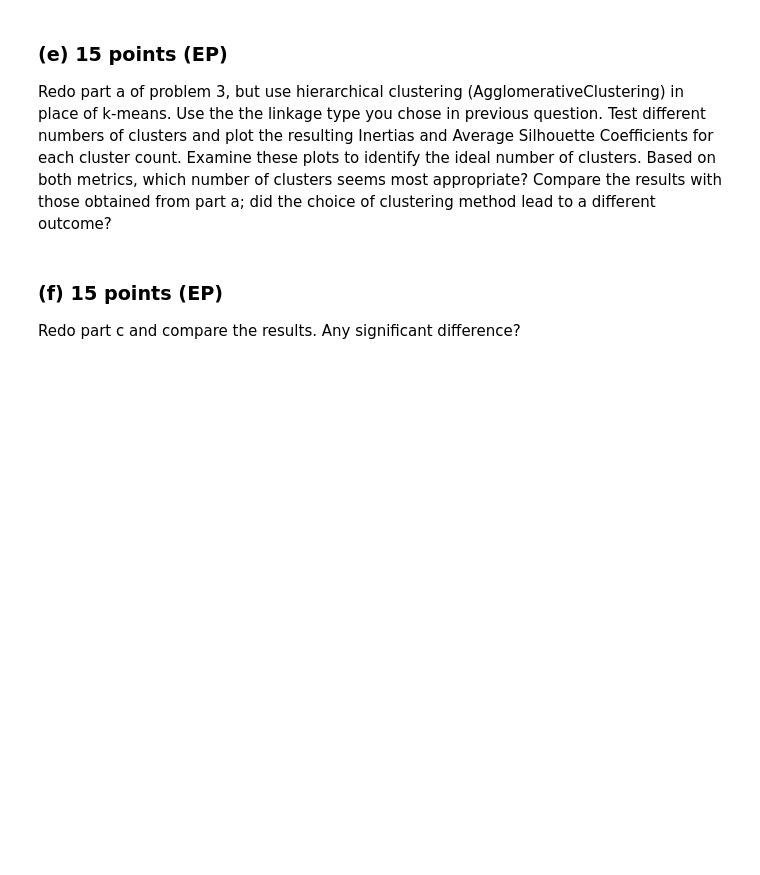
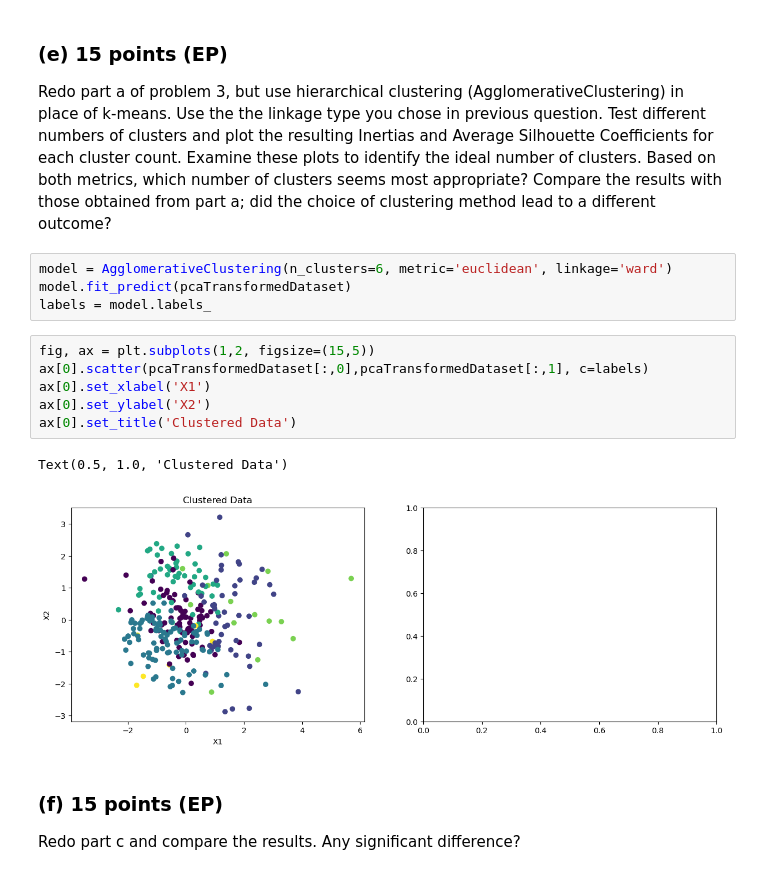
Before and after one commit to Ben-Heinze/CSCI-491-Data-Visualization, a Jupyter notebook: Assignment 3/3- Scatterplot, dimension reduction and clustering.ipynb, the cells around one changed output. Drawn from its saved outputs; the diff is of its cells as text; blank space fills up the shorter version.

```diff
--- a/Assignment 3/3- Scatterplot, dimension reduction and clustering.ipynb
+++ b/Assignment 3/3- Scatterplot, dimension reduction and clustering.ipynb
@@ -353,6 +355,19 @@ Based on the three dendrograms generated above, it appears that the dendrogram u
 # %% [markdown]
 ### (e) 15 points (EP)
 Redo part a of problem 3, but use hierarchical clustering (AgglomerativeClustering) in place of k-means. Use the the linkage type you chose in previous question. Test different numbers of clusters and plot the resulting Inertias and Average Silhouette Coefficients for each cluster count. Examine these plots to identify the ideal number of clusters. Based on both metrics, which number of clusters seems most appropriate? Compare the results with those obtained from part a; did the choice of clustering method lead to a different outcome?
+# %%
+model = AgglomerativeClustering(n_clusters=6, metric='euclidean', linkage='ward')
+model.fit_predict(pcaTransformedDataset)
+labels = model.labels_
+# %%
+fig, ax = plt.subplots(1,2, figsize=(15,5))
+ax[0].scatter(pcaTransformedDataset[:,0],pcaTransformedDataset[:,1], c=labels)
+ax[0].set_xlabel('X1')
+ax[0].set_ylabel('X2')
+ax[0].set_title('Clustered Data')
+# %% [output]
+Text(0.5, 1.0, 'Clustered Data')
+[figure, added]
 # %% [markdown]
 ### (f) 15 points (EP)
 Redo part c and compare the results. Any significant difference?
```
Also changed, not shown: parts of 6 cells of this notebook.
